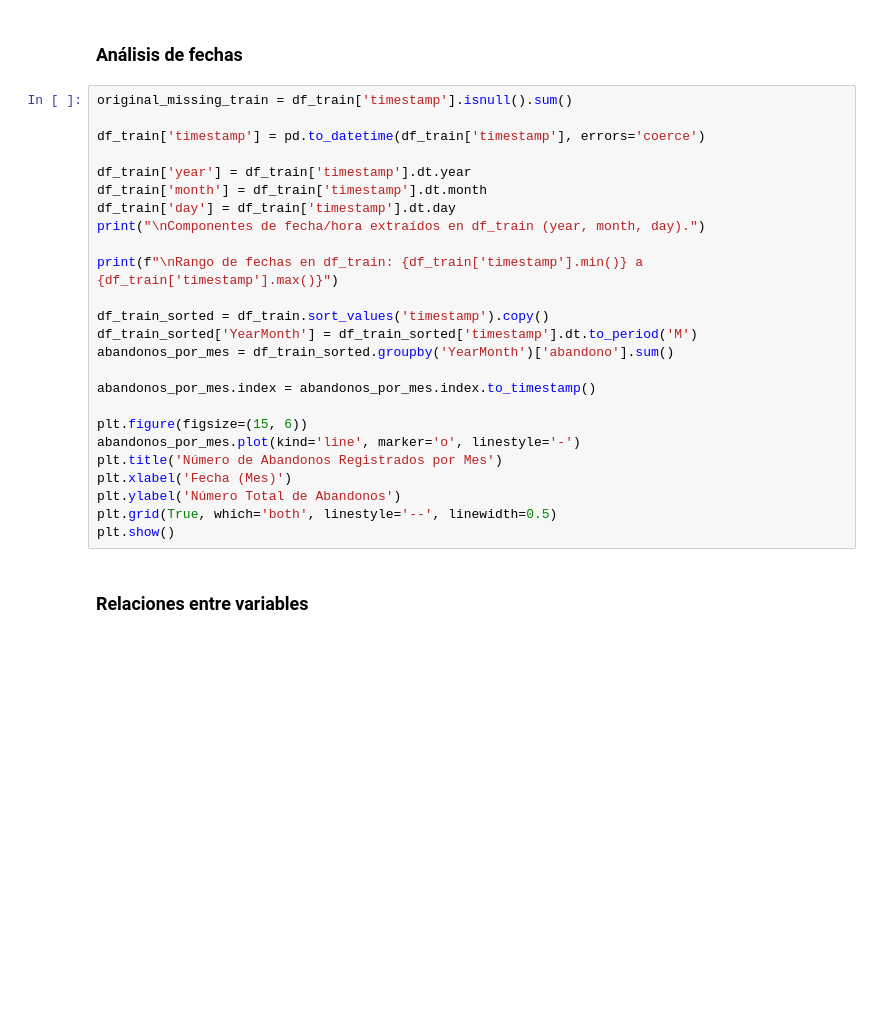
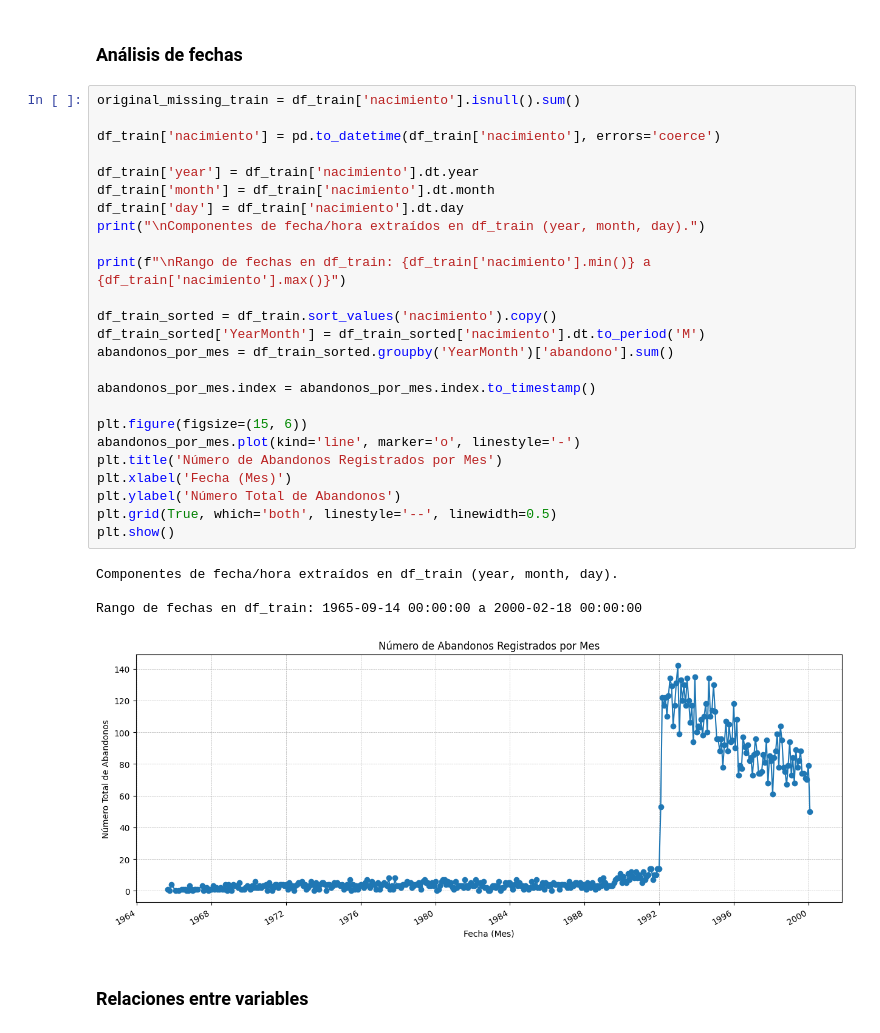
Before and after one commit to albertoPerez25/Clasificacion_Autonoma_de_Imagenes_Satelitales, a Jupyter notebook: Práctica 1 - Análisis, procesamiento y validación .ipynb, the cells around one changed output. Drawn from its saved outputs; the diff is of its cells as text; blank space fills up the shorter version.

```diff
--- a/Práctica 1 - Análisis, procesamiento y validación .ipynb
+++ b/Práctica 1 - Análisis, procesamiento y validación .ipynb
@@ -299,30 +368,35 @@ print(missing_train_df[missing_train_df['Count'] > 0])
 # %% [markdown]
 ### Análisis de fechas
 # %%
-original_missing_train = df_train['timestamp'].isnull().sum()
+original_missing_train = df_train['nacimiento'].isnull().sum()
 
-df_train['timestamp'] = pd.to_datetime(df_train['timestamp'], errors='coerce')
+df_train['nacimiento'] = pd.to_datetime(df_train['nacimiento'], errors='coerce')
 
-df_train['year'] = df_train['timestamp'].dt.year
-df_train['month'] = df_train['timestamp'].dt.month
-df_train['day'] = df_train['timestamp'].dt.day
+df_train['year'] = df_train['nacimiento'].dt.year
+df_train['month'] = df_train['nacimiento'].dt.month
+df_train['day'] = df_train['nacimiento'].dt.day
 print("\nComponentes de fecha/hora extraídos en df_train (year, month, day).")
 
-print(f"\nRango de fechas en df_train: {df_train['timestamp'].min()} a {df_train['timestamp'].max()}")
+print(f"\nRango de fechas en df_train: {df_train['nacimiento'].min()} a {df_train['nacimiento'].max()}")
 
-df_train_sorted = df_train.sort_values('timestamp').copy()
-df_train_sorted['YearMonth'] = df_train_sorted['timestamp'].dt.to_period('M')
+df_train_sorted = df_train.sort_values('nacimiento').copy()
+df_train_sorted['YearMonth'] = df_train_sorted['nacimiento'].dt.to_period('M')
 abandonos_por_mes = df_train_sorted.groupby('YearMonth')['abandono'].sum()
 
 abandonos_por_mes.index = abandonos_por_mes.index.to_timestamp()
 
 plt.figure(figsize=(15, 6))
 abandonos_por_mes.plot(kind='line', marker='o', linestyle='-')
 plt.title('Número de Abandonos Registrados por Mes')
 plt.xlabel('Fecha (Mes)')
 plt.ylabel('Número Total de Abandonos')
 plt.grid(True, which='both', linestyle='--', linewidth=0.5)
 plt.show()
+# %% [output]
+Componentes de fecha/hora extraídos en df_train (year, month, day).
+
+Rango de fechas en df_train: 1965-09-14 00:00:00 a 2000-02-18 00:00:00
+[figure, added]
 # %% [markdown]
 ### Relaciones entre variables
 # %% [markdown]
```
Also changed, not shown: parts of 6 cells of this notebook.
